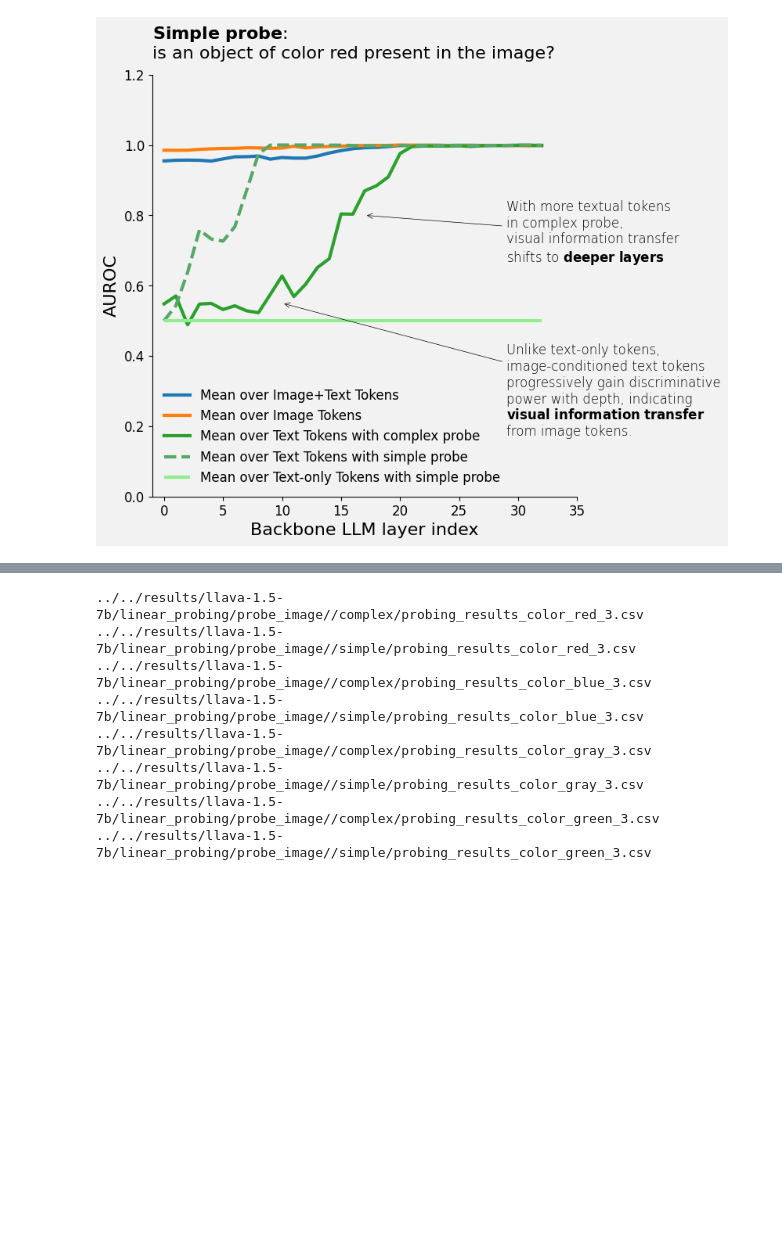
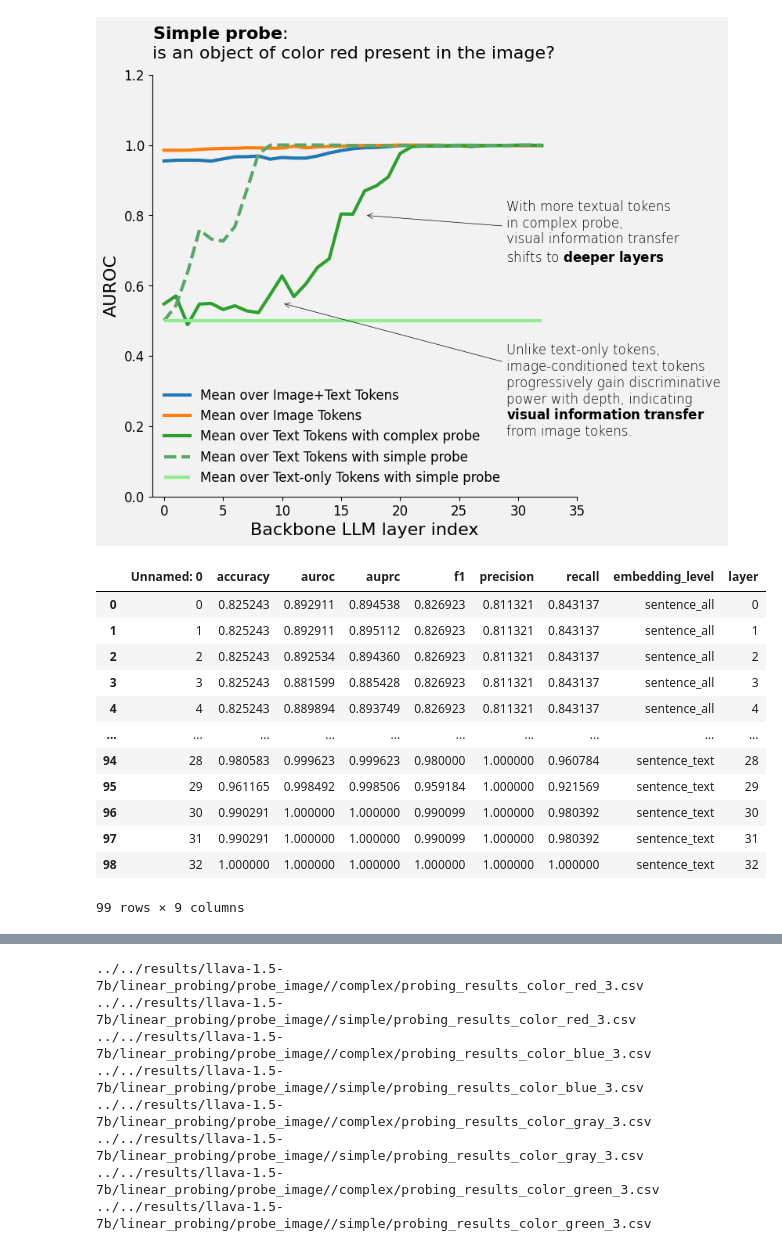
Before and after one commit to PRBorole/MALT, a Jupyter notebook: notebooks/linear_probing/ICML.ipynb, the cells around one changed output, grey strips where cells are left out. Drawn from its saved outputs; the diff is of its cells as text; code cells hidden in the pictures; blank space fills up the shorter version.

```diff
--- a/notebooks/linear_probing/ICML.ipynb
+++ b/notebooks/linear_probing/ICML.ipynb
@@ -187,3 +198,20 @@ fig.savefig(
 ../../results/llava-1.5-7b/linear_probing/probe_image//complex/probing_results_color_red_3.csv
 ../../results/llava-1.5-7b/linear_probing/probe_image//simple/probing_results_color_red_3.csv
 [figure]
+# %%
+plot_df = pd.read_csv(f"{results_path}/{prompt_type}/probing_results_{'_'.join(task)}_{target}_{nobjects}.csv")
+plot_df
+# %% [output]
+|  | Unnamed: 0 | accuracy | auroc | auprc | f1 | precision | recall | embedding_level | layer |
+| 0 | 0 | 0.825243 | 0.892911 | 0.894538 | 0.826923 | 0.811321 | 0.843137 | sentence_all | 0 |
+| 1 | 1 | 0.825243 | 0.892911 | 0.895112 | 0.826923 | 0.811321 | 0.843137 | sentence_all | 1 |
+| 2 | 2 | 0.825243 | 0.892534 | 0.894360 | 0.826923 | 0.811321 | 0.843137 | sentence_all | 2 |
+| 3 | 3 | 0.825243 | 0.881599 | 0.885428 | 0.826923 | 0.811321 | 0.843137 | sentence_all | 3 |
+| 4 | 4 | 0.825243 | 0.889894 | 0.893749 | 0.826923 | 0.811321 | 0.843137 | sentence_all | 4 |
+| ... | ... | ... | ... | ... | ... | ... | ... | ... | ... |
+| 94 | 28 | 0.980583 | 0.999623 | 0.999623 | 0.980000 | 1.000000 | 0.960784 | sentence_text | 28 |
+| 95 | 29 | 0.961165 | 0.998492 | 0.998506 | 0.959184 | 1.000000 | 0.921569 | sentence_text | 29 |
+| 96 | 30 | 0.990291 | 1.000000 | 1.000000 | 0.990099 | 1.000000 | 0.980392 | sentence_text | 30 |
+| 97 | 31 | 0.990291 | 1.000000 | 1.000000 | 0.990099 | 1.000000 | 0.980392 | sentence_text | 31 |
+| 98 | 32 | 1.000000 | 1.000000 | 1.000000 | 1.000000 | 1.000000 | 1.000000 | sentence_text | 32 |
+99 rows × 9 columns
```
Also changed, not shown: parts of 7 cells of this notebook, 29 other files.
